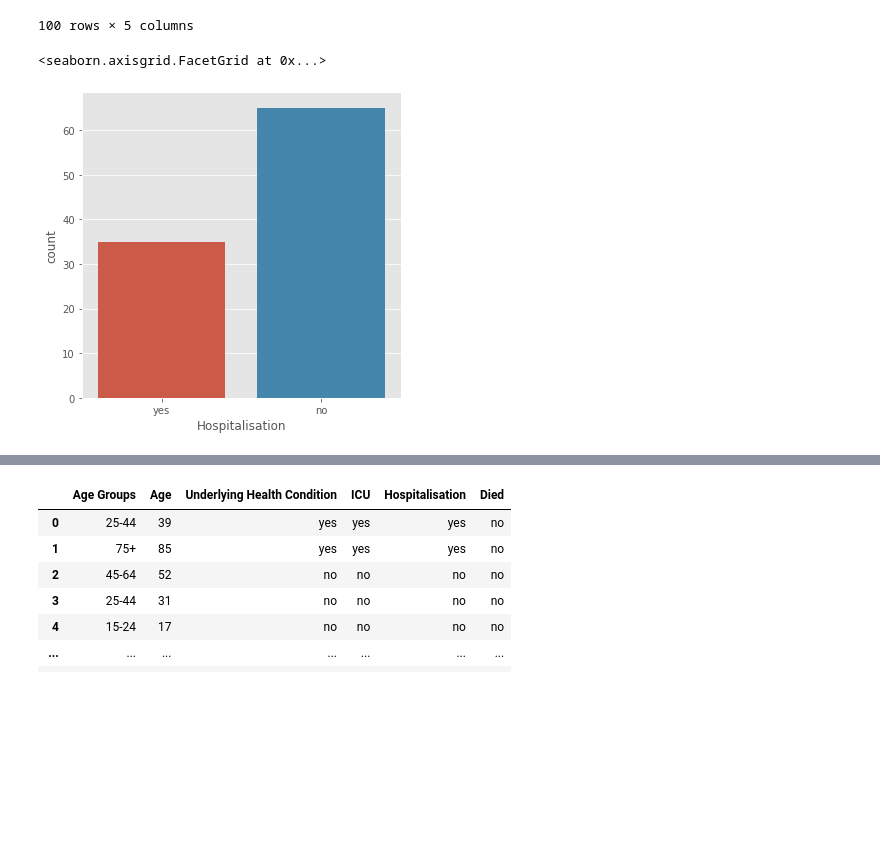
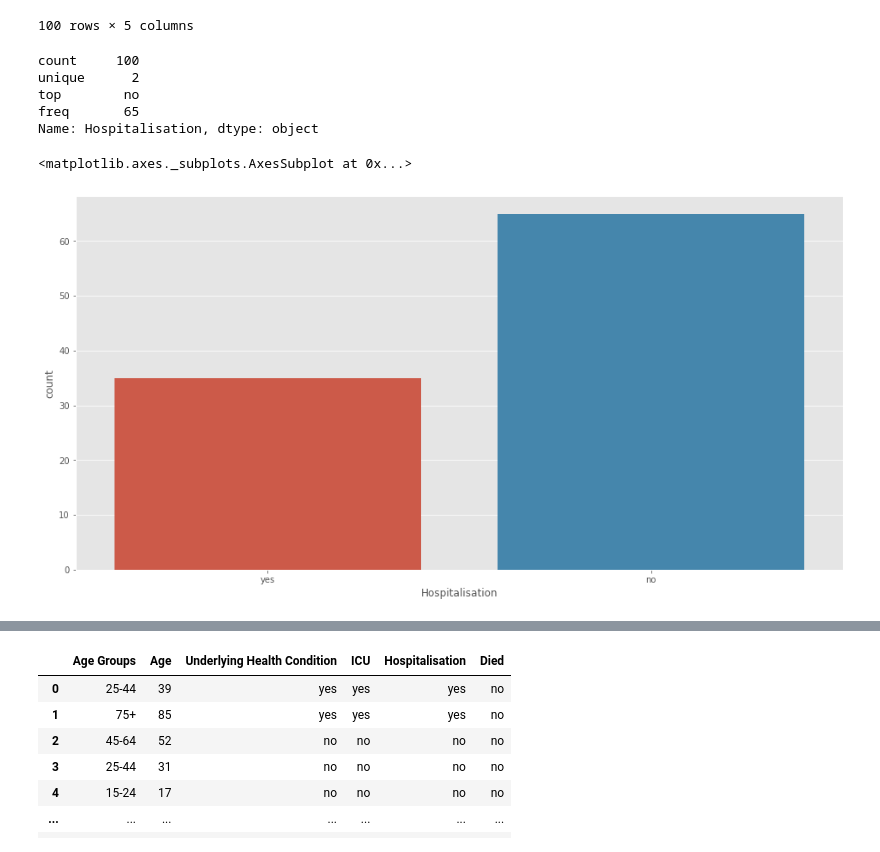
Before and after one commit to AineNicD/simulating-data, a Jupyter notebook: simulating-data.ipynb, the cells around one changed output, grey strips where cells are left out. Cells and saved outputs as stored; diff of their text form; code cells hidden in the pictures; blank space fills up the shorter version.

Commit message:
added more categorical plots to show relationship between variables, added conclusion, tidying up notebook also, preparing for submission deadline

```diff
--- a/simulating-data.ipynb
+++ b/simulating-data.ipynb
@@ -675,12 +635,21 @@ dfsample
 | 98 | 0-14 | 1 | no | no | no |
 | 99 | 15-24 | 15 | yes | no | no |
 100 rows × 5 columns
+# %%
+# description of Hospitalisation data
+dfsample["Hospitalisation"].describe()
+# %% [output]
+count     100
+unique      2
+top        no
+freq       65
+Name: Hospitalisation, dtype: object
 # %%
-#catplot of Hospitalisation
-sns.catplot(x="Hospitalisation", kind="count", data=dfsample)
+# showing Hospitalisation count using seaborn
+sns.countplot(x='Hospitalisation',data=dfsample)
 # %% [output]
-<seaborn.axisgrid.FacetGrid at 0x...>
+<matplotlib.axes._subplots.AxesSubplot at 0x...>
-[figure, old version]
+[figure, new version]
 # %% [markdown]
 ## Died
 ***
```
Also changed, not shown: parts of 67 cells of this notebook.
